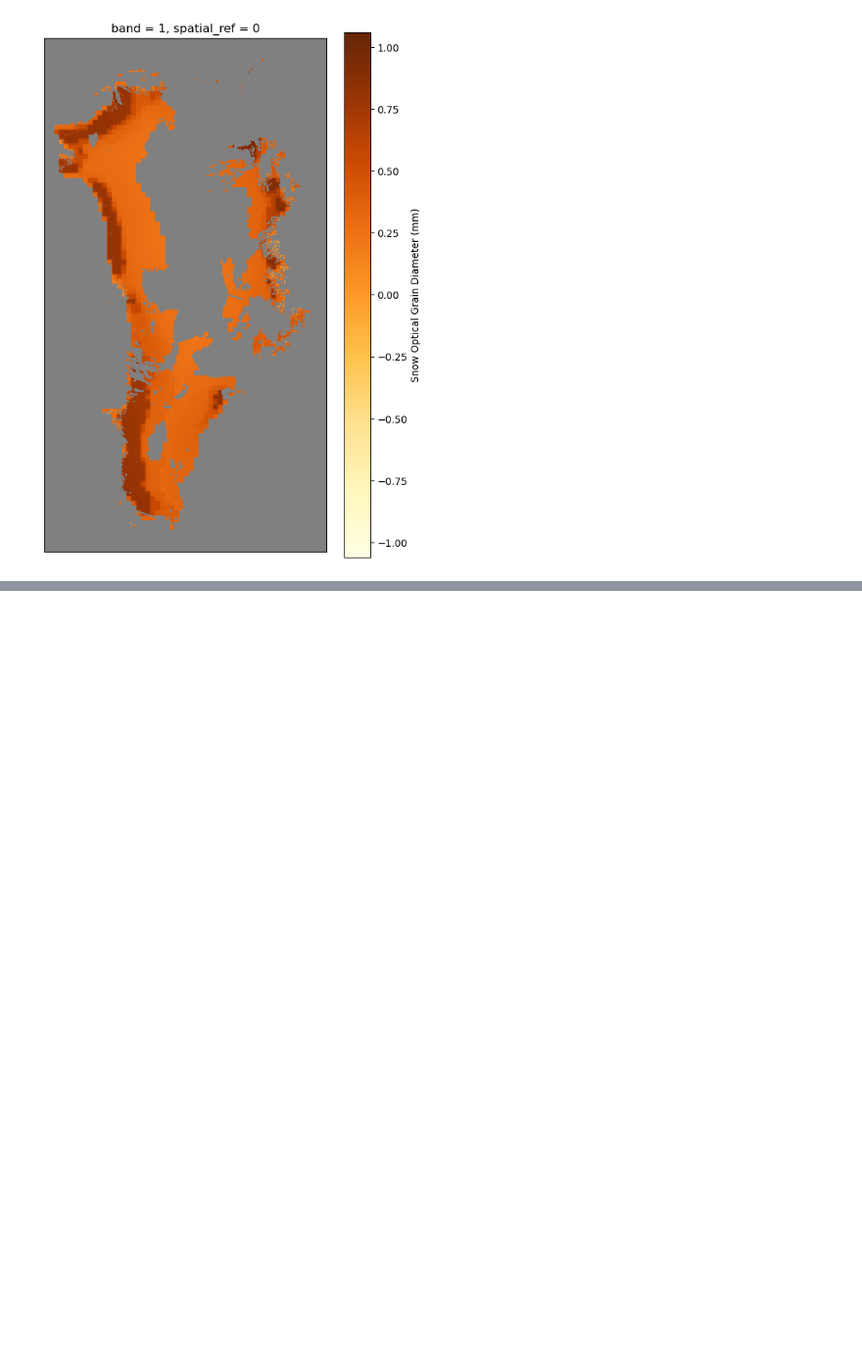
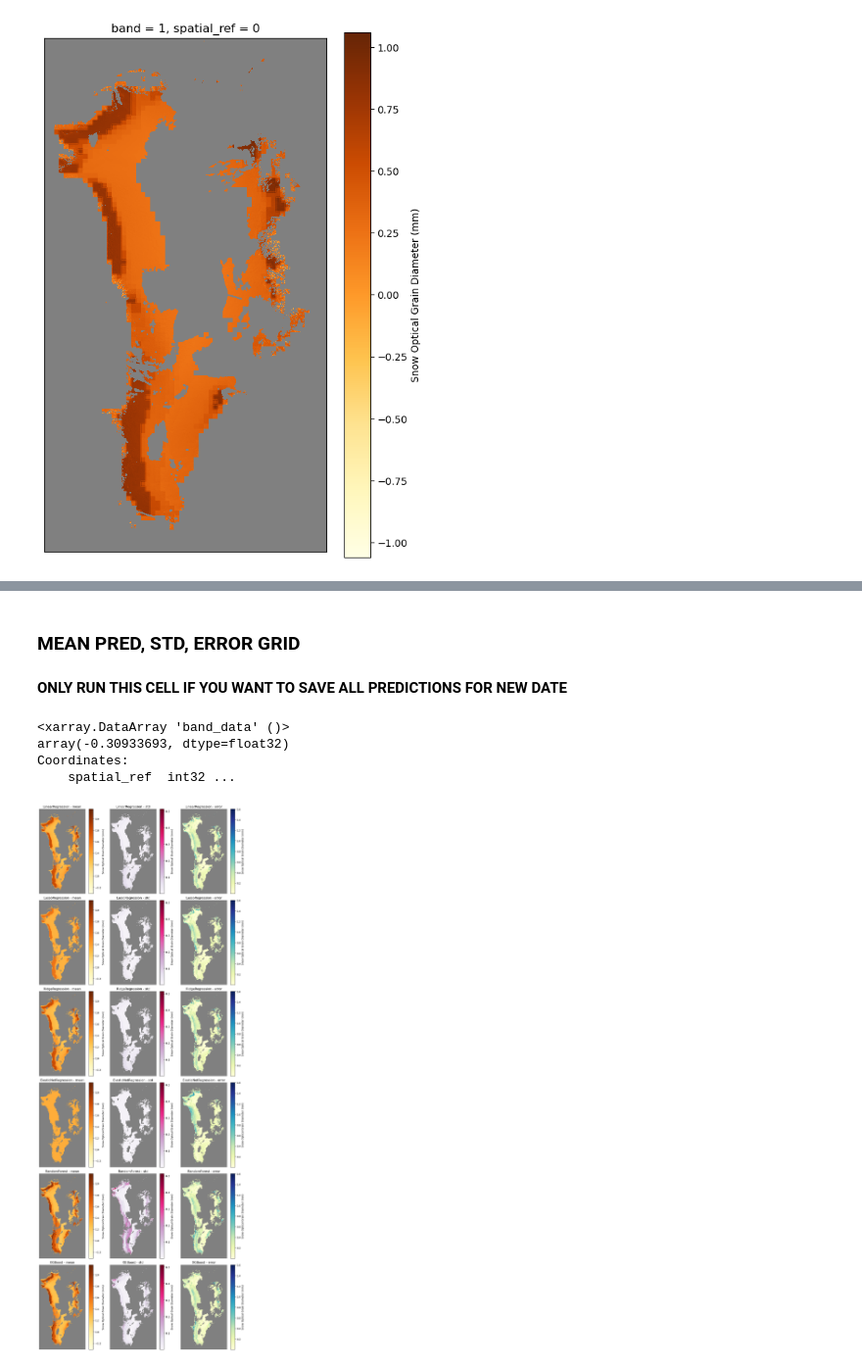
Before and after one commit to linaskerath/RP_Greenland, a Jupyter notebook: Scripts/09_plots.ipynb, the cells around one changed output, grey strips where cells are left out. Shown at 98% size. Drawn from its saved outputs; the diff is of its cells as text; code cells hidden in the pictures; blank space fills up the shorter version.

```diff
--- a/Scripts/09_plots.ipynb
+++ b/Scripts/09_plots.ipynb
@@ -154,0 +204,5 @@ frame.axes.get_yaxis().set_visible(False)
+# %%
+lr = f.load_object("LinearRegression")
+
+data_predicted = f.mean_predict(lr, data)
+f.save_prediction_tif(data_predicted, "error", "../Data/results/LR_2019-08-14_error.tif")
@@ -154,0 +221,55 @@ frame.axes.get_yaxis().set_visible(False)
+# %% [markdown]
+
+### MEAN PRED, STD, ERROR GRID
+# %% [markdown]
+**ONLY RUN THIS CELL IF YOU WANT TO SAVE ALL PREDICTIONS FOR NEW DATE**
+# %%
+# ONLY RUN IF YOU WANT TO SAVE ALL PREDICTIONS FOR NEW DATE
+
+for idx1, model_name in enumerate(["LinearRegression", "LassoRegression", "RidgeRegression", "ElasticNetRegression", "RandomForest", "XGBoost"]):
+    model = f.load_object(model_name)
+    data_predicted = f.mean_predict(model, data)
+
+    for metric in ["mean", "std", "error"]:
+        print(model_name, metric)
+        f.save_prediction_tif(data_predicted, metric, f"../Data/results/{model_name}_2019-08-14_{metric}.tif")
+    print()
+# %%
+xr.open_dataarray(f"../Data/results/LinearRegression_2019-08-14_mean.tif").min()
+# %% [output]
+<xarray.DataArray 'band_data' ()>
+array(-0.30933693, dtype=float32)
+Coordinates:
+    spatial_ref  int32 ...
+# %%
+fig, axs = plt.subplots(nrows=6, ncols=3, sharex=True, figsize=(12, 5*6))
+
+for idx1, model_name in enumerate(["LinearRegression", "LassoRegression", "RidgeRegression", "ElasticNetRegression", "RandomForest", "XGBoost"]):
+    for idx2, metric in enumerate(["mean", "std", "error"]):
+
+        data_tif = xr.open_dataarray(f"../Data/results/{model_name}_2019-08-14_{metric}.tif")
+
+        if metric == "mean":
+            cmap = YlOrBr
+            cmap.set_bad('gray',1.)
+            data_tif.plot(cmap=cmap, cbar_kwargs=cbar_kwargs, ax=axs[idx1, idx2], vmin=-0.30933694, vmax=1.1704209)
+        elif metric == "std":
+            cmap = PuRd
+            cmap.set_bad('gray',1.)
+            data_tif.plot(cmap=cmap, cbar_kwargs=cbar_kwargs, ax=axs[idx1, idx2], vmin=0.00053095, vmax=0.5135851)
+        else:
+            cmap = YlGnBu
+            cmap.set_bad('gray',1.)
+            data_tif.plot(cmap=cmap, cbar_kwargs=cbar_kwargs, ax=axs[idx1, idx2], vmin=0.0000000022, vmax=1.6034958)
+
+
+        axs[idx1, idx2].set_aspect("equal")
+        axs[idx1, idx2].get_xaxis().set_visible(False)
+        axs[idx1, idx2].get_yaxis().set_visible(False)
+        axs[idx1, idx2].set_title(f"{model_name} - {metric}")
+        axs[idx1, idx2].axis('off')
+
+plt.tight_layout()
+plt.show()
+# %% [output]
+[figure, added]
```
Also changed, not shown: parts of 16 cells of this notebook, 3 other files.
